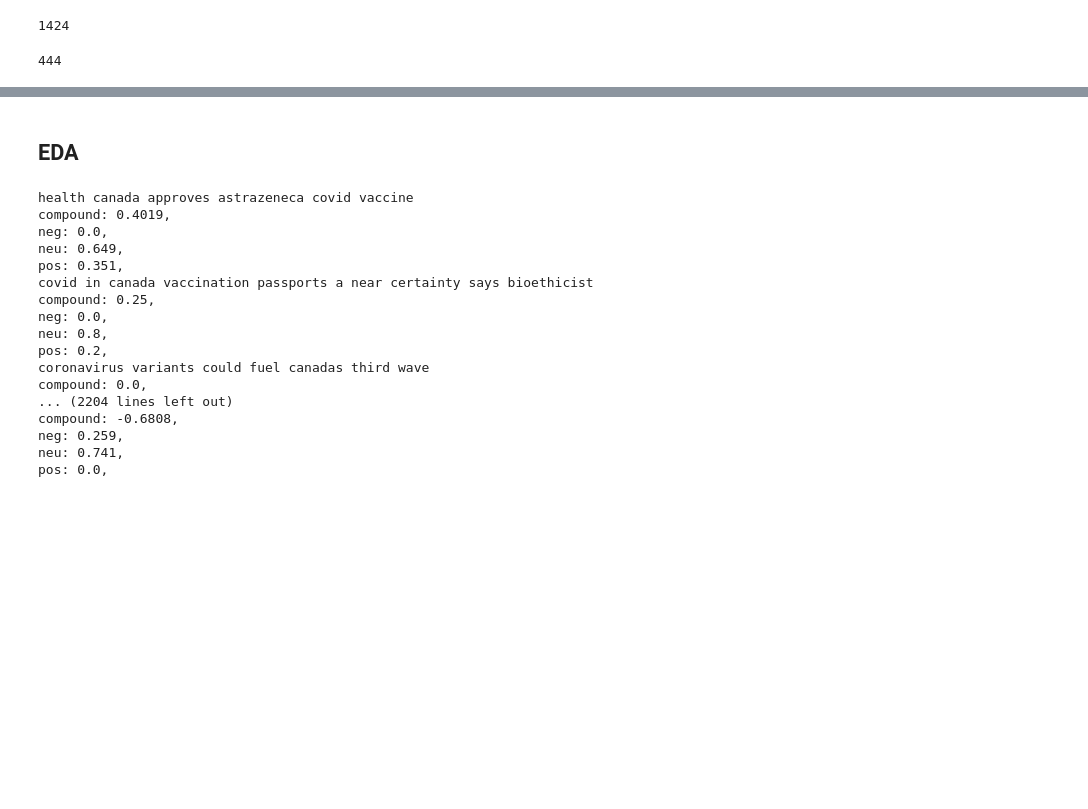
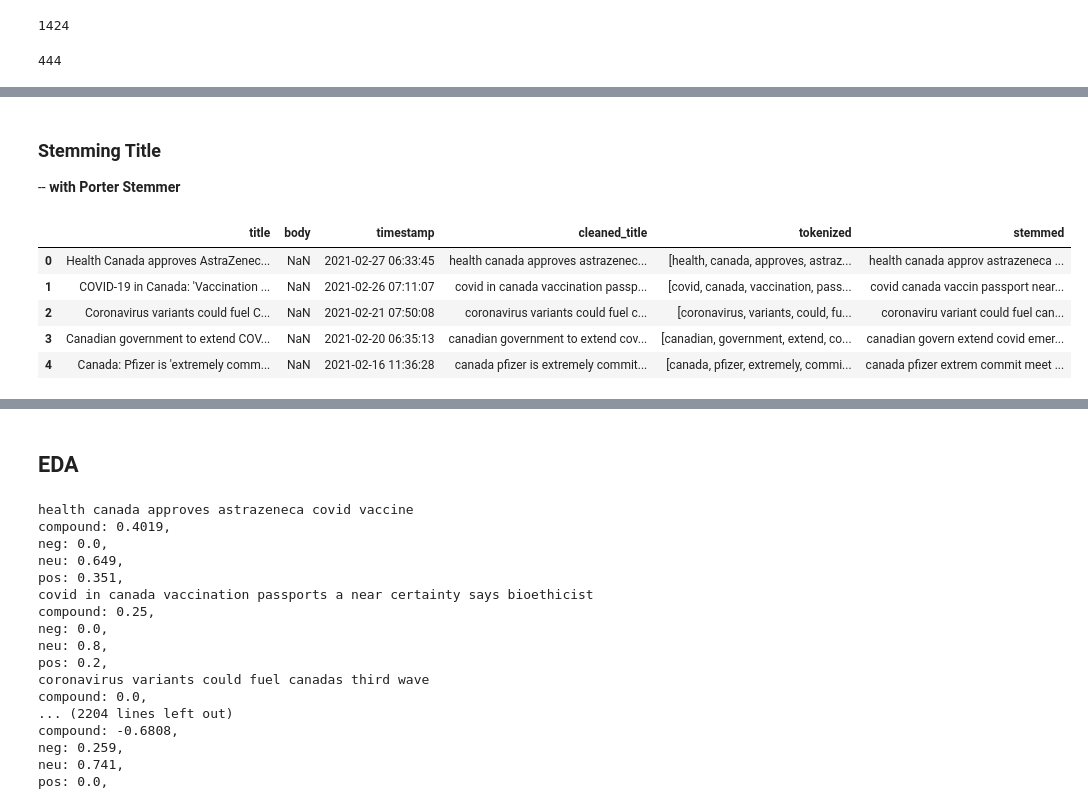
Before and after one commit to Yeshi341/reddit_vacccine_myths, a Jupyter notebook: data-load-and-clean.ipynb, the cells around one changed output, grey strips where cells are left out. Saved outputs shown, nothing was run; the diff lists cells and outputs as text; code cells hidden in the pictures; blank space fills up the shorter version.

```diff
--- a/data-load-and-eda.ipynb
+++ b/data-load-and-clean.ipynb
@@ -121,0 +136,14 @@ df_cleaned.tail()
+# %% [markdown]
+### Stemming Title
+-- **with Porter Stemmer**
+# %%
+df_cleaned_title['stemmed'] = df_cleaned_title['tokenized'].apply(lambda x: nb_module.stemming(x))
+# %%
+df_cleaned_title.head()
+# %% [output]
+|  | title | body | timestamp | cleaned_title | tokenized | stemmed |
+| 0 | Health Canada approves AstraZenec... | NaN | 2021-02-27 06:33:45 | health canada approves astrazenec... | [health, canada, approves, astraz... | health canada approv astrazeneca ... |
+| 1 | COVID-19 in Canada: 'Vaccination ... | NaN | 2021-02-26 07:11:07 | covid in canada vaccination passp... | [covid, canada, vaccination, pass... | covid canada vaccin passport near... |
+| 2 | Coronavirus variants could fuel C... | NaN | 2021-02-21 07:50:08 | coronavirus variants could fuel c... | [coronavirus, variants, could, fu... | coronaviru variant could fuel can... |
+| 3 | Canadian government to extend COV... | NaN | 2021-02-20 06:35:13 | canadian government to extend cov... | [canadian, government, extend, co... | canadian govern extend covid emer... |
+| 4 | Canada: Pfizer is 'extremely comm... | NaN | 2021-02-16 11:36:28 | canada pfizer is extremely commit... | [canada, pfizer, extremely, commi... | canada pfizer extrem commit meet ... |
```
Also changed, not shown: parts of 22 cells of this notebook, 4 other files.
